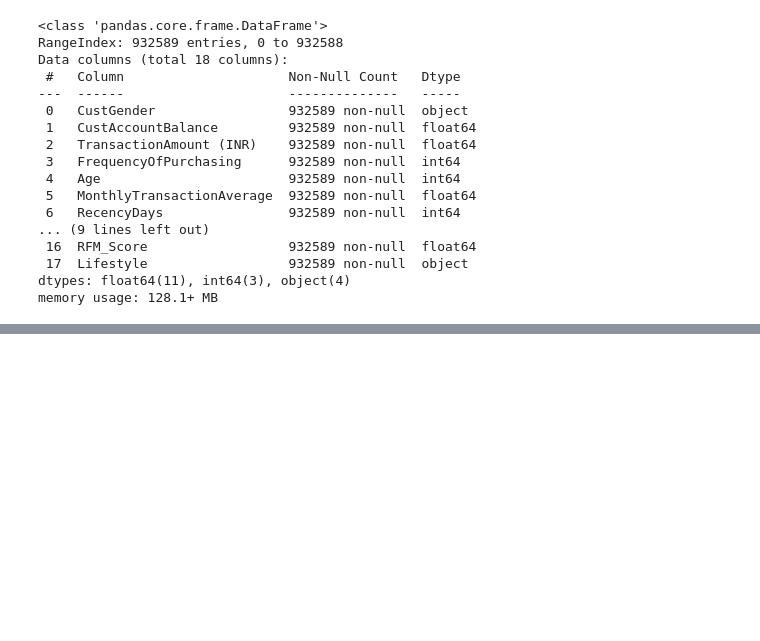
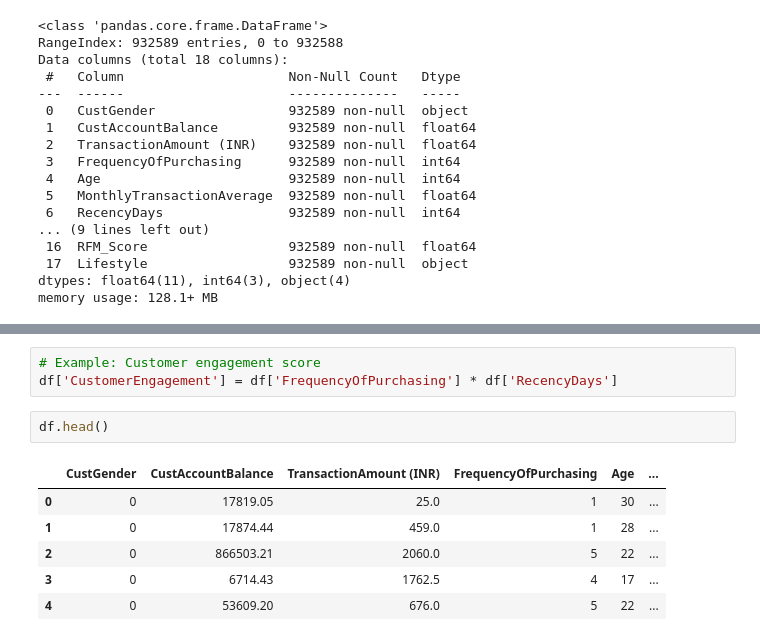
Before and after one commit to Kiritiaajd/Customer-Segmentation-for-Banking-Clients, a Jupyter notebook: experiment/Model_trainning.ipynb, the cells around one changed output, grey strips where cells are left out. Saved outputs shown, nothing was run; the diff lists cells and outputs as text; blank space fills up the shorter version.

```diff
--- a/experiment/Model_trainning.ipynb
+++ b/experiment/Model_trainning.ipynb
@@ -39,0 +52,12 @@ df.to_excel('Purchasing_power_dataset.xlsx', index=False)
+# %%
+# Example: Customer engagement score
+df['CustomerEngagement'] = df['FrequencyOfPurchasing'] * df['RecencyDays']
+# %%
+df.head()
+# %% [output]
+|  | CustGender | CustAccountBalance | TransactionAmount (INR) | FrequencyOfPurchasing | Age | ... |
+| 0 | 0 | 17819.05 | 25.0 | 1 | 30 | ... |
+| 1 | 0 | 17874.44 | 459.0 | 1 | 28 | ... |
+| 2 | 0 | 866503.21 | 2060.0 | 5 | 22 | ... |
+| 3 | 0 | 6714.43 | 1762.5 | 4 | 17 | ... |
+| 4 | 0 | 53609.20 | 676.0 | 5 | 22 | ... |
```
Also changed, not shown: parts of 12 cells of this notebook, 1 other file.
